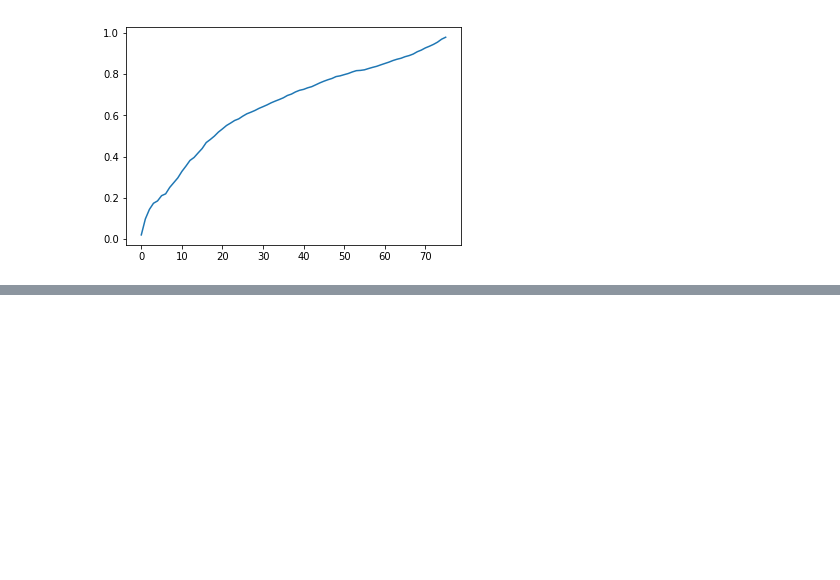
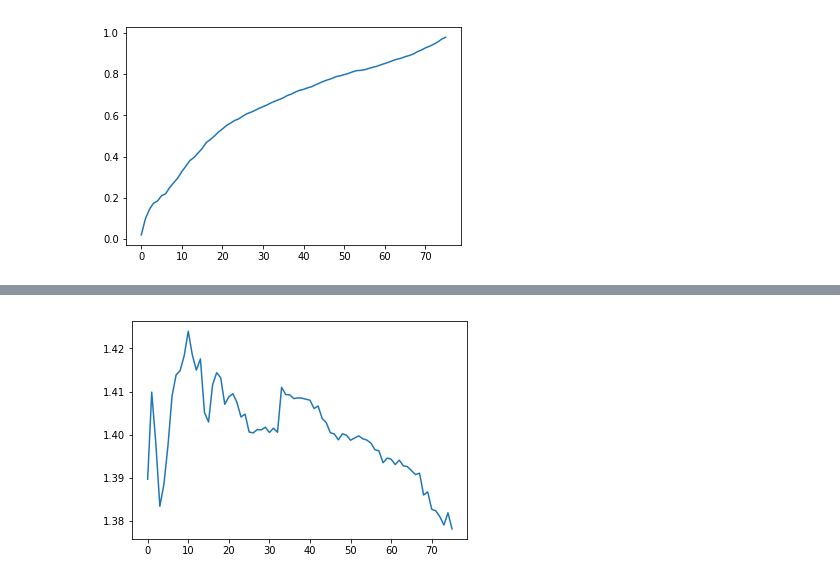
Before and after one commit to AshokRao95/network_volatility, a Jupyter notebook: svd_io.ipynb, the cells around one changed output, grey strips where cells are left out. Cells and saved outputs as stored; diff of their text form; code cells hidden in the pictures; blank space fills up the shorter version.

Commit message:
frobenius norm diff for gabaix tfps

```diff
--- a/svd_io.ipynb
+++ b/svd_io.ipynb
@@ -151,0 +172,25 @@ plt.show()
+# %%
+def score_to_gabaix_year(shocks):
+    baseline = sectoral_tfp
+    out = pd.DataFrame()
+    for i in range(0, len(shocks) - 1):
+        out[i] = pd.Series(mse(zs(shocks[i].values[1:]), zs(baseline.values, 0)))
+    return out
+
+def score_to_gabaix_sector(shocks):
+    baseline = sectoral_tfp
+    out = pd.DataFrame()
+    for i in range(0, len(shocks) - 1):
+        out[i] = pd.Series(mse(zs(shocks[i].values[1:].T), zs(baseline.values.T, 0)))
+    return out
+
+def score_gabaix_frobenius(shocks):
+    baseline = sectoral_tfp
+    out = []
+    for i in range(0, len(shocks) - 1):
+        out.append(np.sqrt(np.sum((stats.zscore(shocks[i].values[1:].flatten()) - stats.zscore(baseline.values.flatten()))**2) / ((shocks[i].values.shape[0] - 1) * shocks[i].values.shape[1])))
+    return out
+# %%
+pd.Series(score_gabaix_frobenius(sectoral_shocks)).plot(); plt.show()
+# %% [output]
+[figure, added]
```
Also changed, not shown: parts of 11 cells of this notebook.
